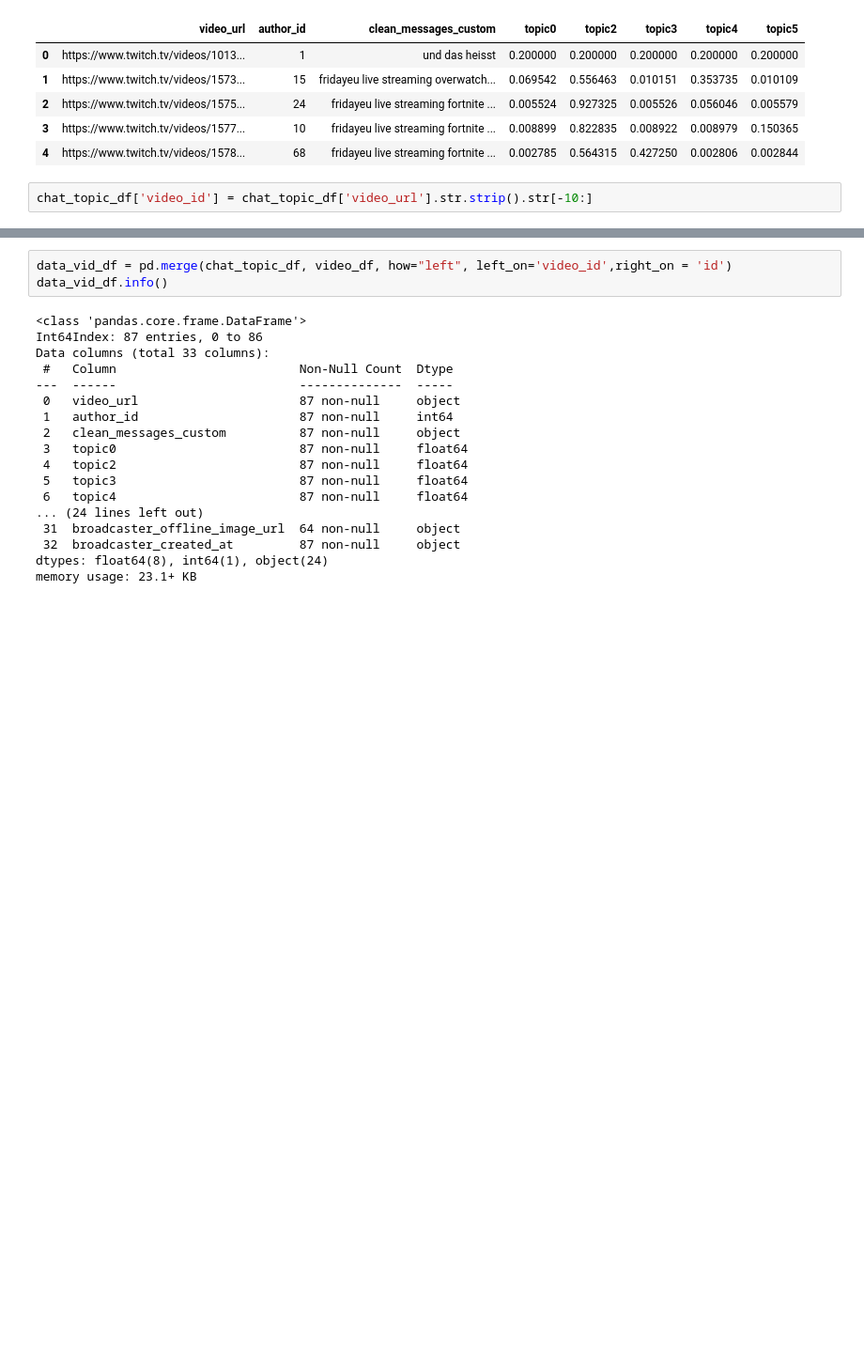
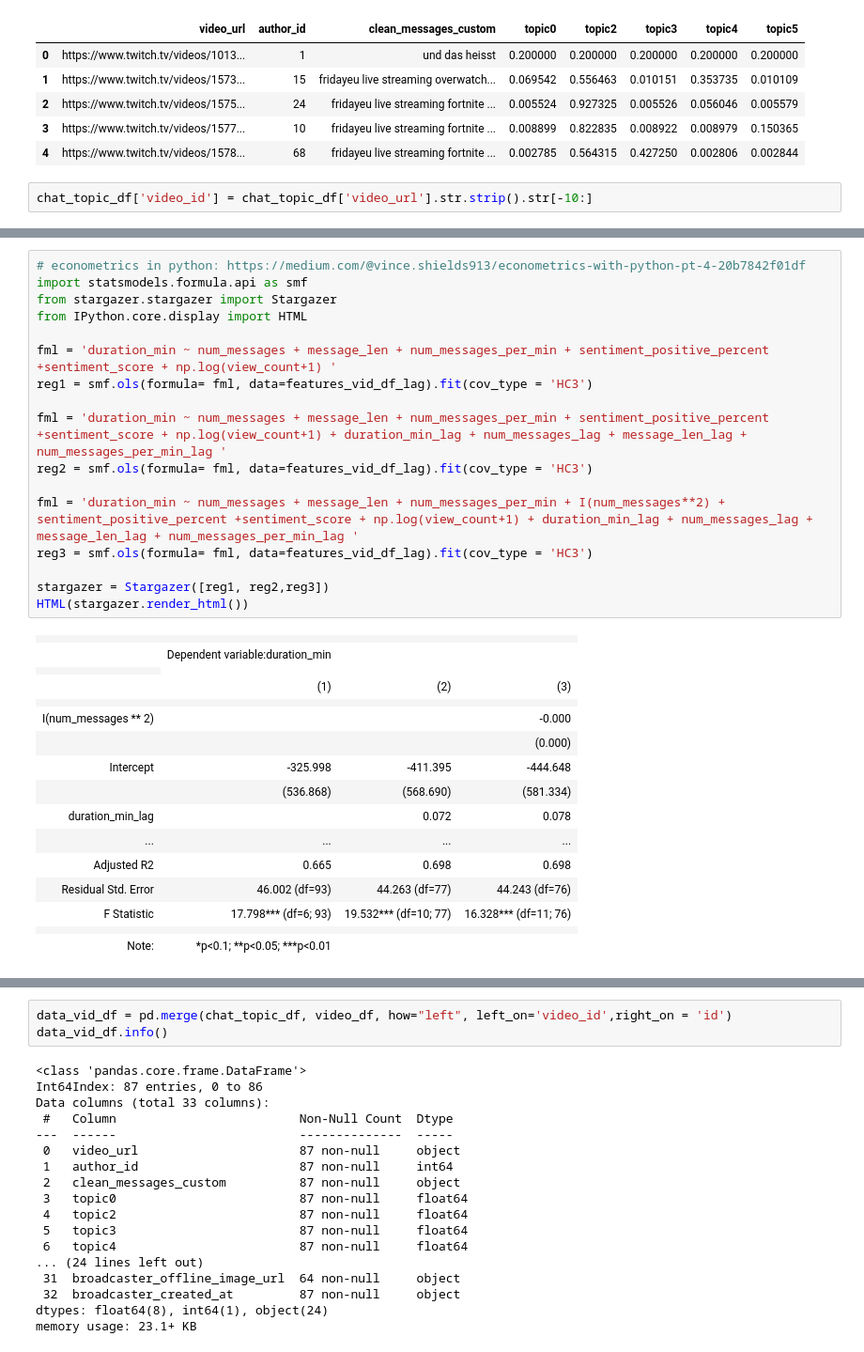
Before and after one commit to pearl-yu/twitch_project, a Jupyter notebook: independent_variable_chat_exploration.ipynb, the cells around one changed output, grey strips where cells are left out. Shown at 94% size. Cells and saved outputs as stored; diff of their text form; blank space fills up the shorter version.

```diff
--- a/independent_variable_chat_exploration.ipynb
+++ b/independent_variable_chat_exploration.ipynb
@@ -462,0 +558,34 @@ Index(['Unnamed: 0', 'id', 'stream_id', 'user_id', 'user_login', 'user_name',
+# %%
+# econometrics in python: https://medium.com/@vince.shields913/econometrics-with-python-pt-4-20b7842f01df
+import statsmodels.formula.api as smf
+from stargazer.stargazer import Stargazer
+from IPython.core.display import HTML
+
+fml = 'duration_min ~ num_messages + message_len + num_messages_per_min + sentiment_positive_percent +sentiment_score + np.log(view_count+1) '
+reg1 = smf.ols(formula= fml, data=features_vid_df_lag).fit(cov_type = 'HC3')
+
+fml = 'duration_min ~ num_messages + message_len + num_messages_per_min + sentiment_positive_percent +sentiment_score + np.log(view_count+1) + duration_min_lag + num_messages_lag + message_len_lag + num_messages_per_min_lag '
+reg2 = smf.ols(formula= fml, data=features_vid_df_lag).fit(cov_type = 'HC3')
+
+fml = 'duration_min ~ num_messages + message_len + num_messages_per_min + I(num_messages**2) + sentiment_positive_percent +sentiment_score + np.log(view_count+1) + duration_min_lag + num_messages_lag + message_len_lag + num_messages_per_min_lag '
+reg3 = smf.ols(formula= fml, data=features_vid_df_lag).fit(cov_type = 'HC3')
+
+stargazer = Stargazer([reg1, reg2,reg3])
+HTML(stargazer.render_html())
+# %% [output]
+|  |  |  |  |
+|  | Dependent variable:duration_min |  |  |
+|  |
+|  | (1) | (2) | (3) |
+|  |  |  |  |
+| I(num_messages ** 2) |  |  | -0.000 |
+|  |  |  | (0.000) |
+| Intercept | -325.998 | -411.395 | -444.648 |
+|  | (536.868) | (568.690) | (581.334) |
+| duration_min_lag |  | 0.072 | 0.078 |
+| ... | ... | ... | ... |
+| Adjusted R2 | 0.665 | 0.698 | 0.698 |
+| Residual Std. Error | 46.002 (df=93) | 44.263 (df=77) | 44.243 (df=76) |
+| F Statistic | 17.798*** (df=6; 93) | 19.532*** (df=10; 77) | 16.328*** (df=11; 76) |
+|  |  |  |  |
+| Note: | *p<0.1; **p<0.05; ***p<0.01 |  |  |
```
Also changed, not shown: parts of 20 cells of this notebook.
